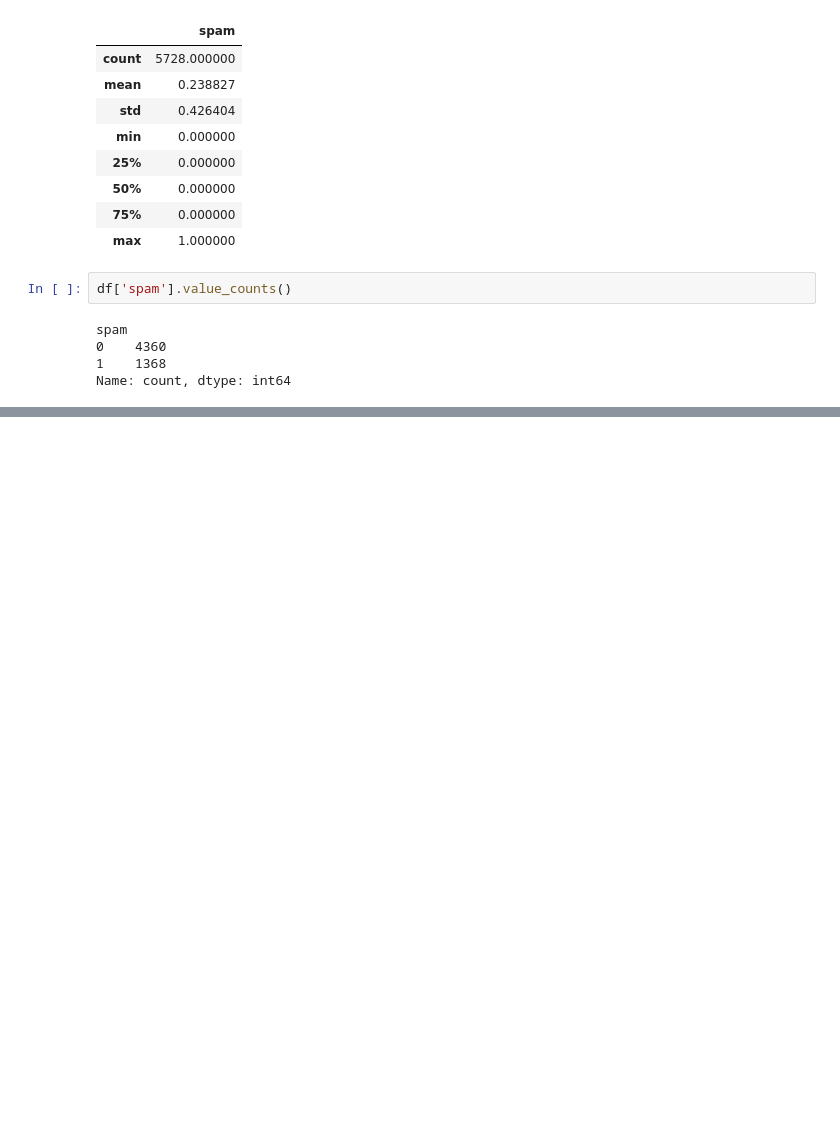
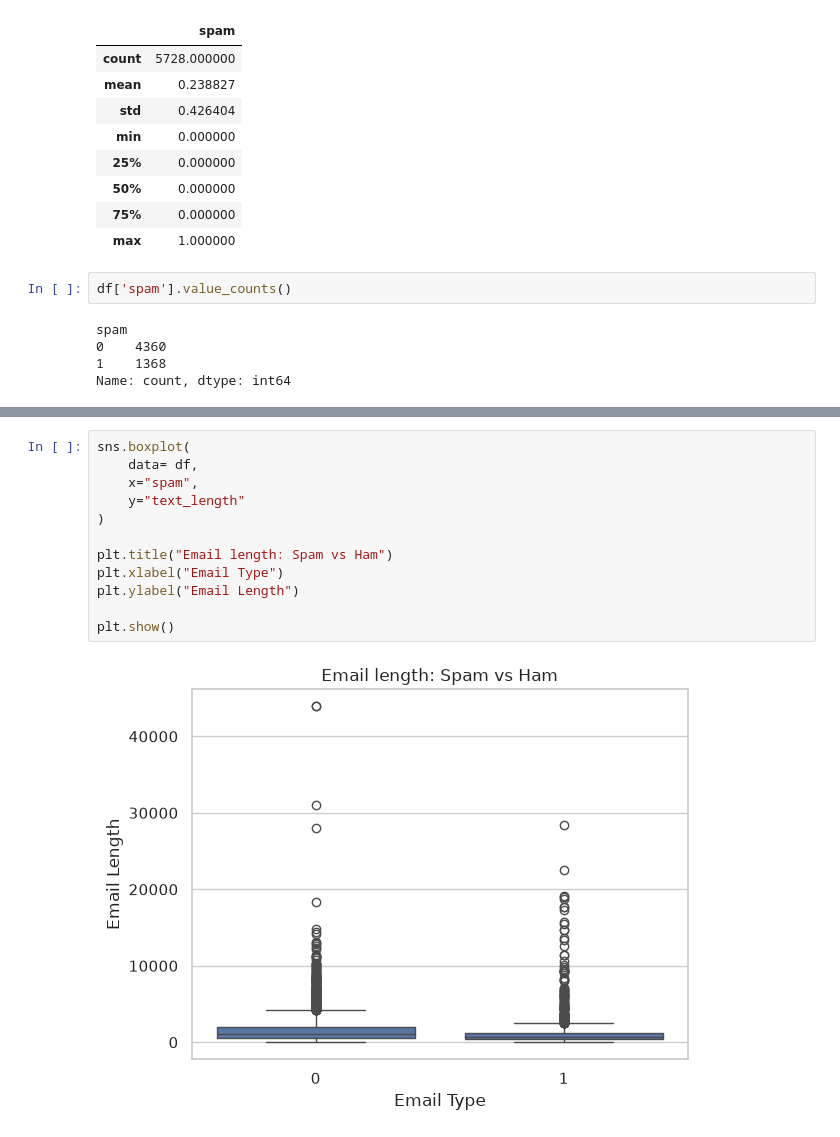
Before and after one commit to ahm18ed/email-spam-detector, a Jupyter notebook: notebooks/exploration.ipynb, the cells around one changed output, grey strips where cells are left out. Drawn from its saved outputs; the diff is of its cells as text; blank space fills up the shorter version.

```diff
--- a/notebooks/exploration.ipynb
+++ b/notebooks/exploration.ipynb
@@ -62,0 +324,14 @@ Name: count, dtype: int64
+# %%
+sns.boxplot(
+    data= df,
+    x="spam",
+    y="text_length"
+)
+
+plt.title("Email length: Spam vs Ham")
+plt.xlabel("Email Type")
+plt.ylabel("Email Length")
+
+plt.show()
+# %% [output]
+[figure, added]
```
Also changed, not shown: parts of 35 cells of this notebook, 2 other files.
